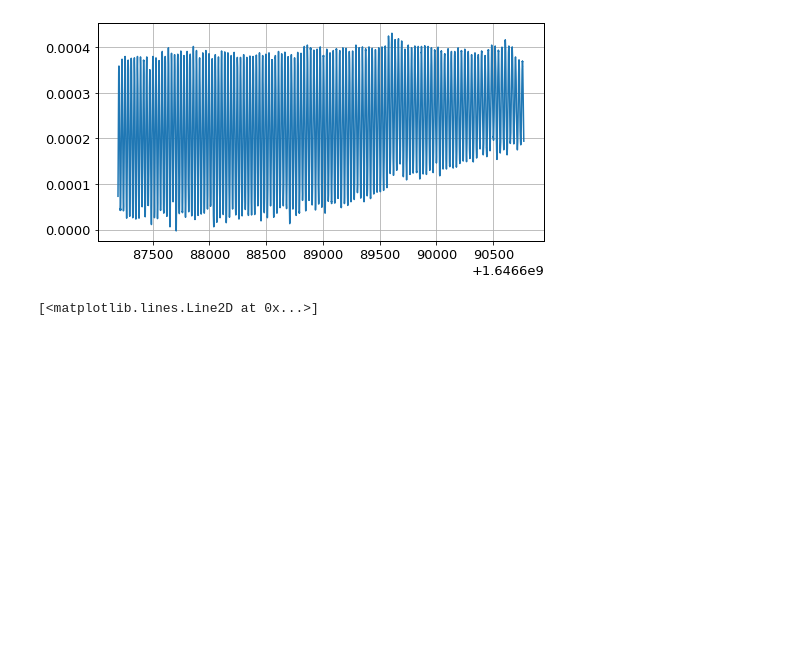
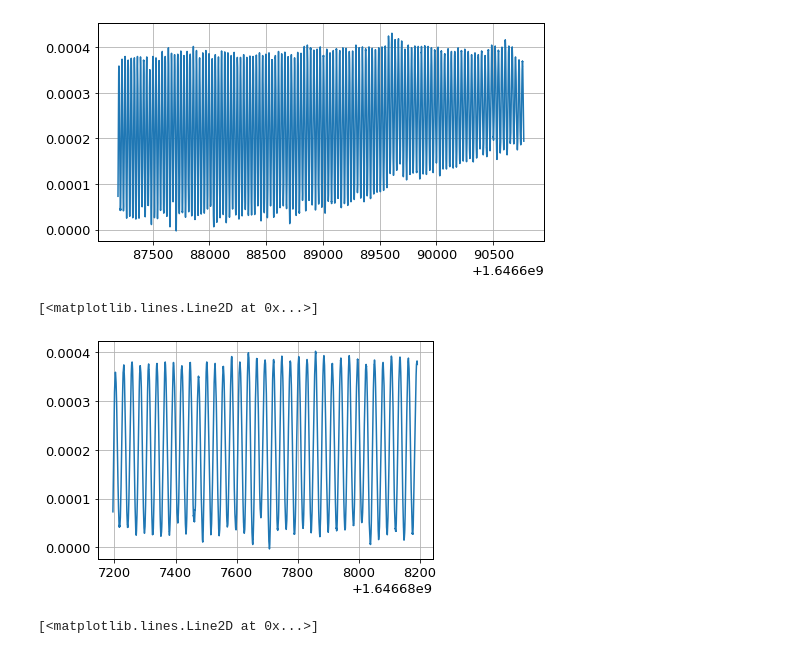
Before and after one commit to James11222/radiolab_repo, a Jupyter notebook: lab3/Emily/lab3.ipynb, the cells around one changed output. Saved outputs shown, nothing was run; the diff lists cells and outputs as text; code cells hidden in the pictures; blank space fills up the shorter version.

```diff
--- a/lab3/Emily/lab3.ipynb
+++ b/lab3/Emily/lab3.ipynb
@@ -31,6 +31,11 @@ plt.plot(sun_times, sun_data)
 # %% [output]
 [<matplotlib.lines.Line2D at 0x...>]
 [figure]
+# %%
+plt.plot(sun_times[:5000], sun_data[:5000])
+# %% [output]
+[<matplotlib.lines.Line2D at 0x...>]
+[figure, added]
 # %%
 n = len(sun_data)
 beginning, beginning_time = sun_data[:n//3], sun_times[:n//3]
```
Also changed, not shown: parts of 6 cells of this notebook, 2 other files.
